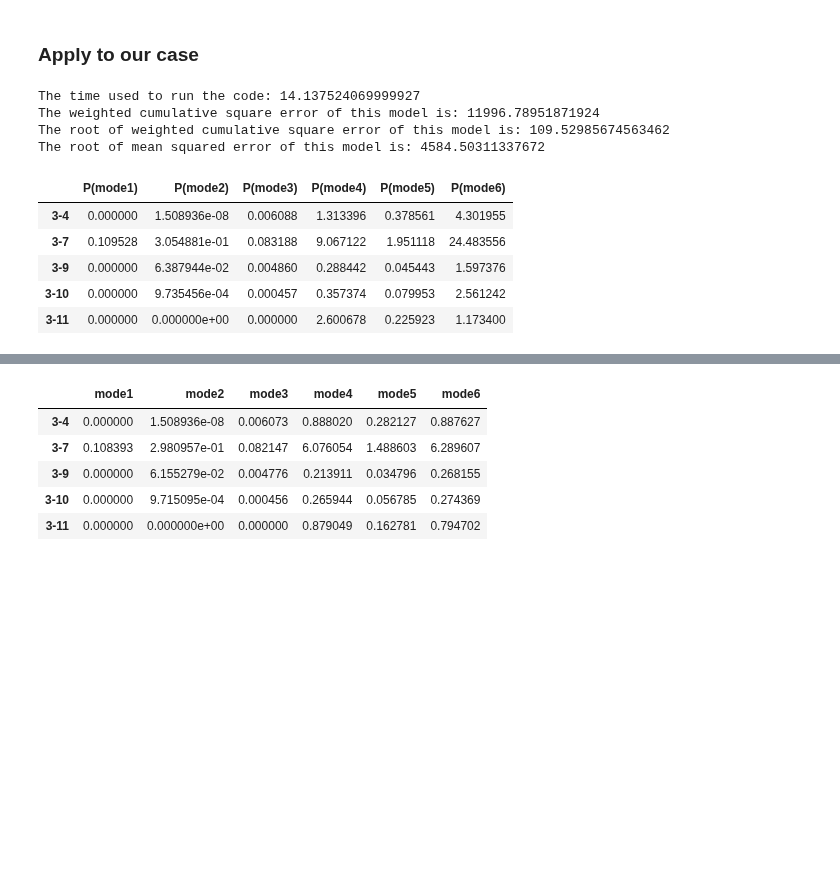
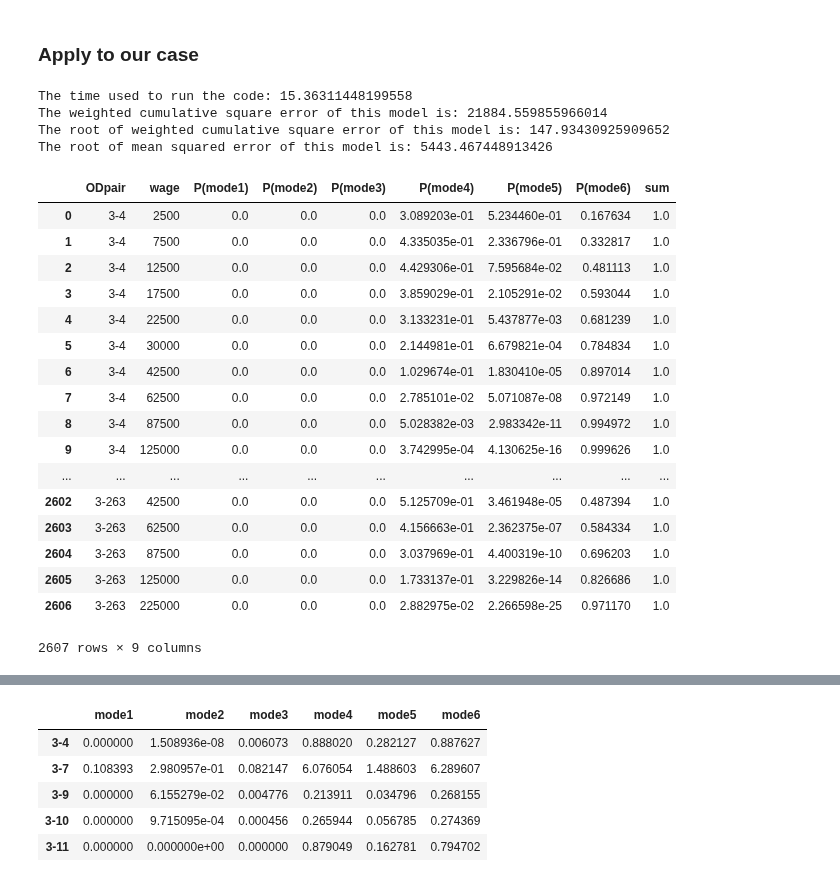
Before and after one commit to Rufei-Sheng/Manhattan-Congestion-Surcharge-Capstone, a Jupyter notebook: modeling/modeling_scenario1_(with_tune)_7_19.ipynb, the cells around one changed output, grey strips where cells are left out. Drawn from its saved outputs; the diff is of its cells as text; code cells hidden in the pictures; blank space fills up the shorter version.

```diff
--- a/modeling/modeling_scenario1_(with_tune)_7_19.ipynb
+++ b/modeling/modeling_scenario1_(with_tune)_7_19.ipynb
@@ -119,6 +119,7 @@ def apply_model(T, totmode, wageList, Lambda, dataAll):
     ODpair_list = list(dataAll.ODpair.unique())
     p = []
     loss_function_deno = []
+    pop_wage = [] #store the population under od and wage
     for od in ODpair_list: #indentify OD pair
         dataOD = dataAll[dataAll.ODpair==od]
         modeList = list(dataOD['mode'])
@@ -126,7 +127,7 @@ def apply_model(T, totmode, wageList, Lambda, dataAll):
 
         pop_OD = [] #store the results under each OD pair
         loss_function_deno_OD = [] #store the denominator of the loss function under each OD pair
-        pop_wage = [] #store the population under od and wage
+
         for wage in wageList:
             dictVj, dictIVk, deno = denoSum(T, set(nestList), wage, Lambda, dataOD)
             pop_mode = [] #store the population results under each OD pair and each wage
@@ -141,7 +142,7 @@ def apply_model(T, totmode, wageList, Lambda, dataAll):
                     pop = dataOD[wage].mean() * prob
                     loss_function_denoi = dataOD[wage].mean() * (prob - prob**2)
                     pop_mode.append(pop)
-                    pop_wage_mode.append(pop)
+                    pop_wage_mode.append(prob)
                     loss_function_deno_mode.append(loss_function_denoi)
 
                 else:
@@ -152,7 +153,6 @@ def apply_model(T, totmode, wageList, Lambda, dataAll):
             pop_OD.append((pop_mode)) #the shape of pop_OD is len(wageList) * 5
             pop_wage.append(pop_wage_mode)
             loss_function_deno_OD.append(loss_function_deno_mode)
-
         pop_OD_sum = [sum(x) for x in zip(*pop_OD)] #sum the population of each wage
         loss_function_deno_sum = [sum(x) for x in zip(*loss_function_deno_OD)]
         p.append(pop_OD_sum)
@@ -226,7 +226,7 @@ T2 = 1
 T3 = 1
 T4 = 1
 T = {1:T1, 2:T2, 3:T3, 4:T4} #Tao for each nest
-Lambda = 0.1
+Lambda = .2
 totmode = 6
 wagelist = ['2500', '7500', '12500', '17500', '22500', '30000', '42500', '62500', '87500', '125000', '225000']
 # testdf = mode_data[mode_data.index.isin(list(mode_data.index[:20]))] #test OD pair 3-1,3-2,3-3,3-4
@@ -240,16 +240,32 @@ print('The weighted cumulative square error of this model is:', loss_test)
 print('The root of weighted cumulative square error of this model is:', rloss_test)
 print('The root of mean squared error of this model is:', rmse_test)
 # %% [output]
-The time used to run the code: 14.137524069999927
-The weighted cumulative square error of this model is: 11996.78951871924
-The root of weighted cumulative square error of this model is: 109.52985674563462
-The root of mean squared error of this model is: 4584.50311337672
+The time used to run the code: 15.36311448199558
+The weighted cumulative square error of this model is: 21884.559855966014
+The root of weighted cumulative square error of this model is: 147.93430925909652
+The root of mean squared error of this model is: 5443.467448913426
-# %%
-predict_choice_test.head()
-# %% [output]
-|  | P(mode1) | P(mode2) | P(mode3) | P(mode4) | P(mode5) | P(mode6) |
-| 3-4 | 0.000000 | 1.508936e-08 | 0.006088 | 1.313396 | 0.378561 | 4.301955 |
-| 3-7 | 0.109528 | 3.054881e-01 | 0.083188 | 9.067122 | 1.951118 | 24.483556 |
-| 3-9 | 0.000000 | 6.387944e-02 | 0.004860 | 0.288442 | 0.045443 | 1.597376 |
-| 3-10 | 0.000000 | 9.735456e-04 | 0.000457 | 0.357374 | 0.079953 | 2.561242 |
-| 3-11 | 0.000000 | 0.000000e+00 | 0.000000 | 2.600678 | 0.225923 | 1.173400 |
+# %%
+pop_wage_test['sum'] = pop_wage_test['P(mode1)'] +  pop_wage_test['P(mode2)'] +\
+         pop_wage_test['P(mode3)'] +  pop_wage_test['P(mode4)'] + \
+        pop_wage_test['P(mode5)'] +  pop_wage_test['P(mode6)']
+# %%
+pop_wage_test
+# %% [output]
+|  | ODpair | wage | P(mode1) | P(mode2) | P(mode3) | P(mode4) | P(mode5) | P(mode6) | sum |
+| 0 | 3-4 | 2500 | 0.0 | 0.0 | 0.0 | 3.089203e-01 | 5.234460e-01 | 0.167634 | 1.0 |
+| 1 | 3-4 | 7500 | 0.0 | 0.0 | 0.0 | 4.335035e-01 | 2.336796e-01 | 0.332817 | 1.0 |
+| 2 | 3-4 | 12500 | 0.0 | 0.0 | 0.0 | 4.429306e-01 | 7.595684e-02 | 0.481113 | 1.0 |
+| 3 | 3-4 | 17500 | 0.0 | 0.0 | 0.0 | 3.859029e-01 | 2.105291e-02 | 0.593044 | 1.0 |
+| 4 | 3-4 | 22500 | 0.0 | 0.0 | 0.0 | 3.133231e-01 | 5.437877e-03 | 0.681239 | 1.0 |
+| 5 | 3-4 | 30000 | 0.0 | 0.0 | 0.0 | 2.144981e-01 | 6.679821e-04 | 0.784834 | 1.0 |
+| 6 | 3-4 | 42500 | 0.0 | 0.0 | 0.0 | 1.029674e-01 | 1.830410e-05 | 0.897014 | 1.0 |
+| 7 | 3-4 | 62500 | 0.0 | 0.0 | 0.0 | 2.785101e-02 | 5.071087e-08 | 0.972149 | 1.0 |
+| 8 | 3-4 | 87500 | 0.0 | 0.0 | 0.0 | 5.028382e-03 | 2.983342e-11 | 0.994972 | 1.0 |
+| 9 | 3-4 | 125000 | 0.0 | 0.0 | 0.0 | 3.742995e-04 | 4.130625e-16 | 0.999626 | 1.0 |
+| ... | ... | ... | ... | ... | ... | ... | ... | ... | ... |
+| 2602 | 3-263 | 42500 | 0.0 | 0.0 | 0.0 | 5.125709e-01 | 3.461948e-05 | 0.487394 | 1.0 |
+| 2603 | 3-263 | 62500 | 0.0 | 0.0 | 0.0 | 4.156663e-01 | 2.362375e-07 | 0.584334 | 1.0 |
+| 2604 | 3-263 | 87500 | 0.0 | 0.0 | 0.0 | 3.037969e-01 | 4.400319e-10 | 0.696203 | 1.0 |
+| 2605 | 3-263 | 125000 | 0.0 | 0.0 | 0.0 | 1.733137e-01 | 3.229826e-14 | 0.826686 | 1.0 |
+| 2606 | 3-263 | 225000 | 0.0 | 0.0 | 0.0 | 2.882975e-02 | 2.266598e-25 | 0.971170 | 1.0 |
+2607 rows × 9 columns
```
Also changed, not shown: parts of 18 cells of this notebook, 7 other files.
